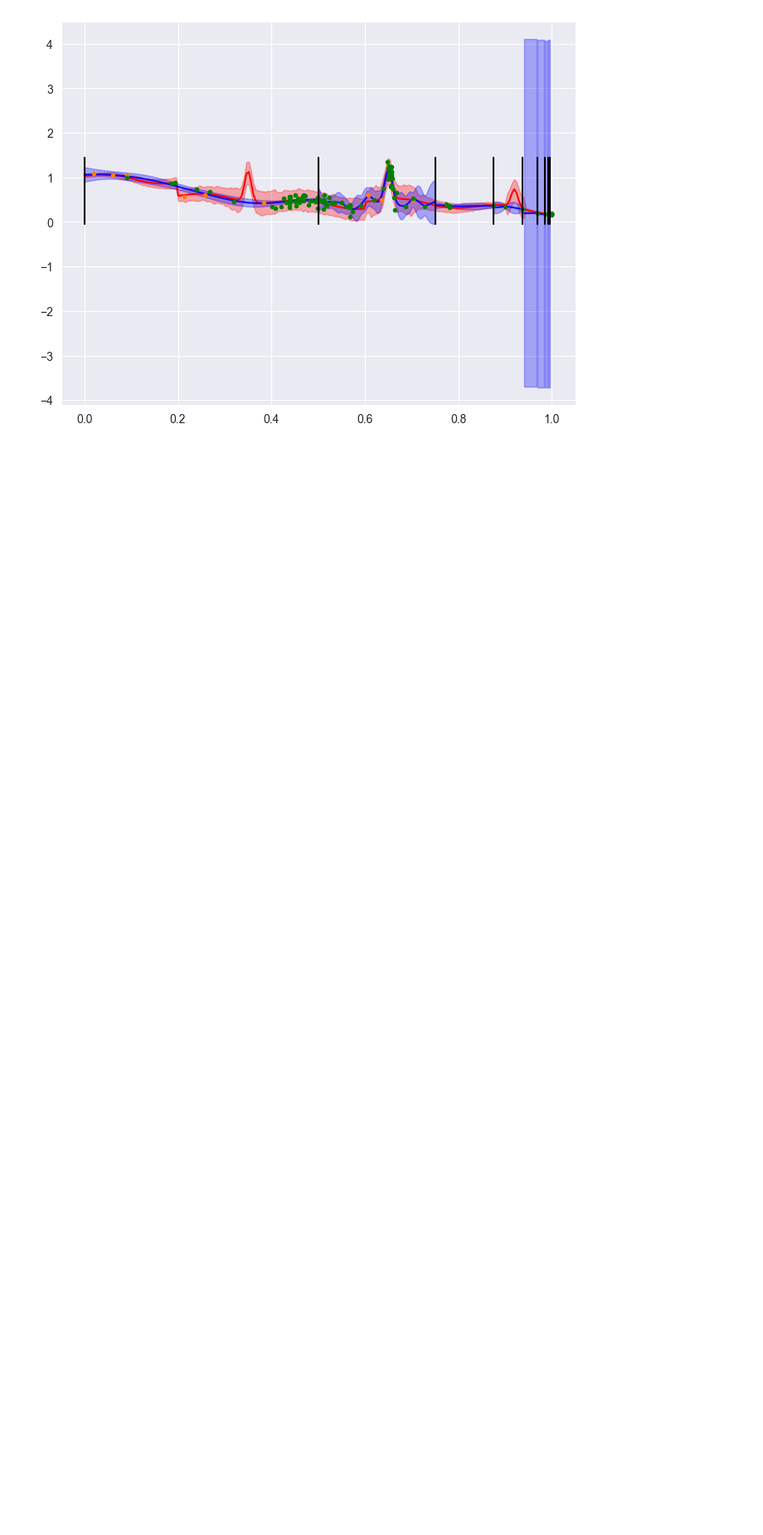
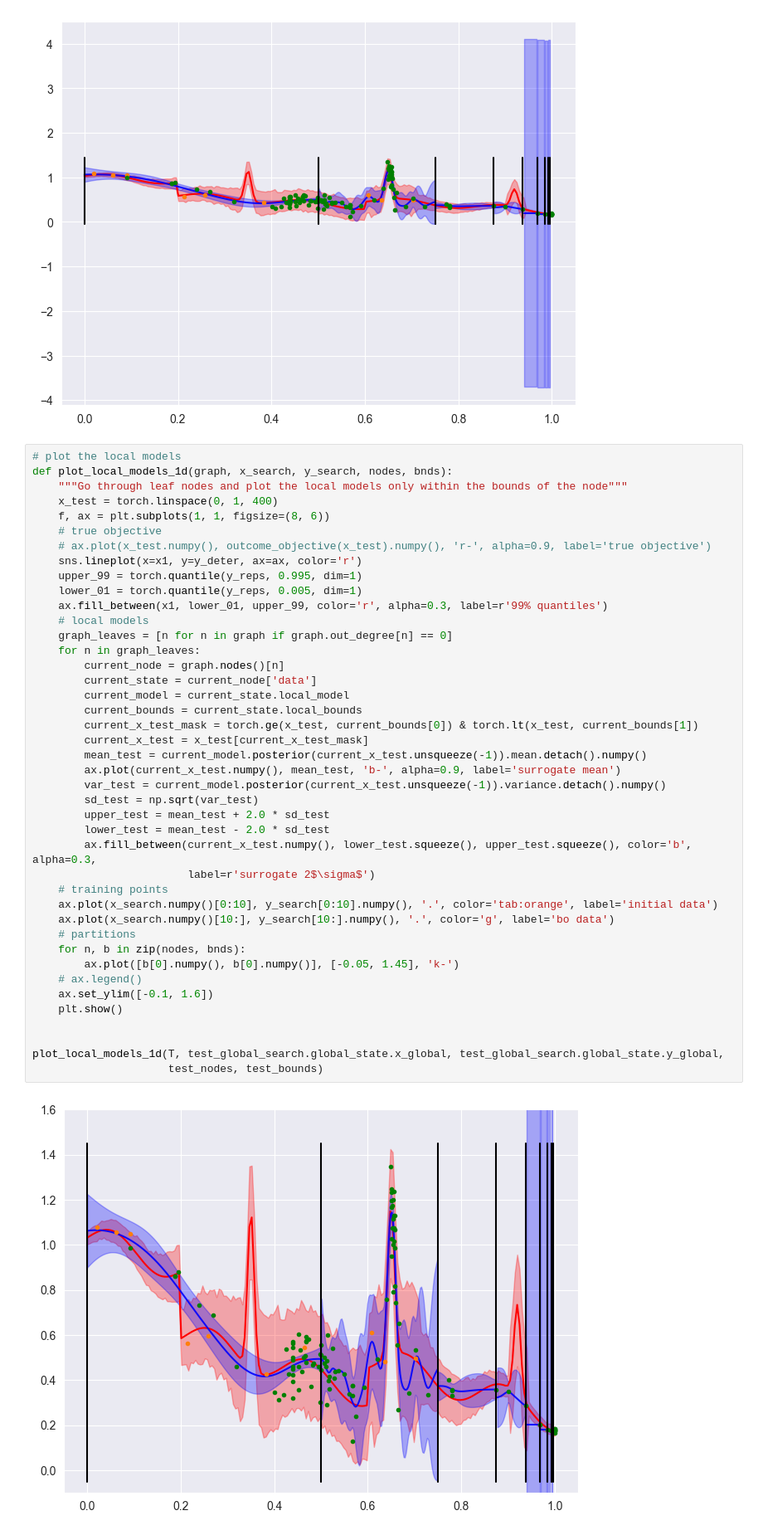
Before and after one commit to acb-code/extrema_search, a Jupyter notebook: src/notebooks/piecewise_tead.ipynb, the cells around one changed output. Shown at 83% size. Drawn from its saved outputs; the diff is of its cells as text; blank space fills up the shorter version.

```diff
--- a/src/notebooks/piecewise_tead.ipynb
+++ b/src/notebooks/piecewise_tead.ipynb
@@ -292,6 +292,50 @@ LOCALSEARCH: Completed  2  new evaluations between  0.18683873292563316  and  0.
 [figure]
 [figure]
 [figure]
+# %%
+# plot the local models
+def plot_local_models_1d(graph, x_search, y_search, nodes, bnds):
+    """Go through leaf nodes and plot the local models only within the bounds of the node"""
+    x_test = torch.linspace(0, 1, 400)
+    f, ax = plt.subplots(1, 1, figsize=(8, 6))
+    # true objective
+    # ax.plot(x_test.numpy(), outcome_objective(x_test).numpy(), 'r-', alpha=0.9, label='true objective')
+    sns.lineplot(x=x1, y=y_deter, ax=ax, color='r')
+    upper_99 = torch.quantile(y_reps, 0.995, dim=1)
+    lower_01 = torch.quantile(y_reps, 0.005, dim=1)
+    ax.fill_between(x1, lower_01, upper_99, color='r', alpha=0.3, label=r'99% quantiles')
+    # local models
+    graph_leaves = [n for n in graph if graph.out_degree[n] == 0]
+    for n in graph_leaves:
+        current_node = graph.nodes()[n]
+        current_state = current_node['data']
+        current_model = current_state.local_model
+        current_bounds = current_state.local_bounds
+        current_x_test_mask = torch.ge(x_test, current_bounds[0]) & torch.lt(x_test, current_bounds[1])
+        current_x_test = x_test[current_x_test_mask]
+        mean_test = current_model.posterior(current_x_test.unsqueeze(-1)).mean.detach().numpy()
+        ax.plot(current_x_test.numpy(), mean_test, 'b-', alpha=0.9, label='surrogate mean')
+        var_test = current_model.posterior(current_x_test.unsqueeze(-1)).variance.detach().numpy()
+        sd_test = np.sqrt(var_test)
+        upper_test = mean_test + 2.0 * sd_test
+        lower_test = mean_test - 2.0 * sd_test
+        ax.fill_between(current_x_test.numpy(), lower_test.squeeze(), upper_test.squeeze(), color='b', alpha=0.3,
+                        label=r'surrogate 2$\sigma$')
+    # training points
+    ax.plot(x_search.numpy()[0:10], y_search[0:10].numpy(), '.', color='tab:orange', label='initial data')
+    ax.plot(x_search.numpy()[10:], y_search[10:].numpy(), '.', color='g', label='bo data')
+    # partitions
+    for n, b in zip(nodes, bnds):
+        ax.plot([b[0].numpy(), b[0].numpy()], [-0.05, 1.45], 'k-')
+    # ax.legend()
+    ax.set_ylim([-0.1, 1.6])
+    plt.show()
+
+
+plot_local_models_1d(T, test_global_search.global_state.x_global, test_global_search.global_state.y_global,
+                     test_nodes, test_bounds)
+# %% [output]
+[figure, added]
 # %%
 import torch
 from botorch.models.gp_regression import ExactGP
```
Also changed, not shown: parts of 3 cells of this notebook, 1 other file.
